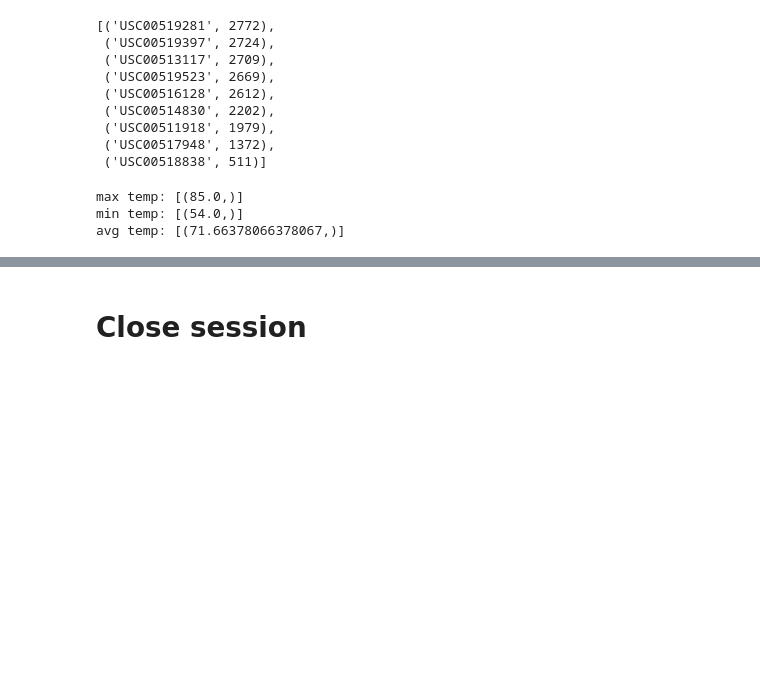
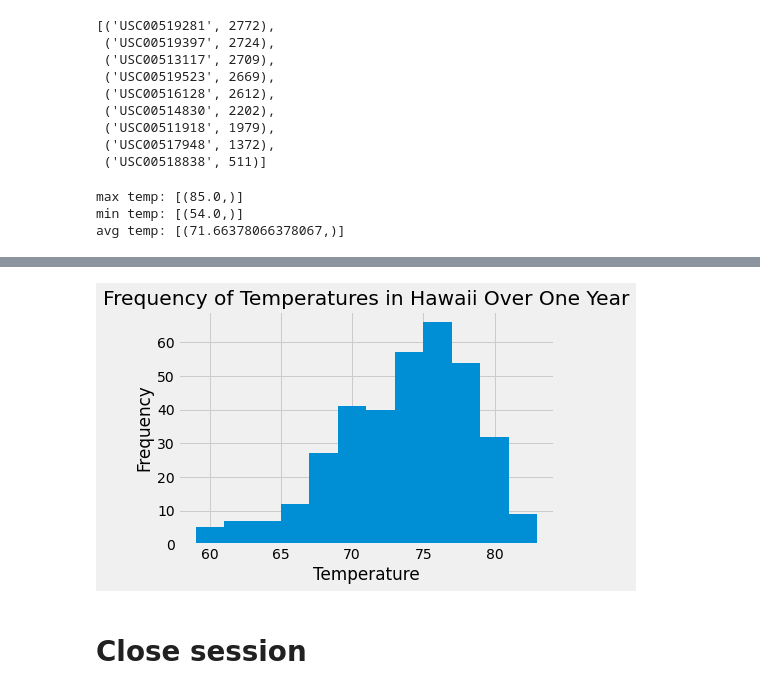
Before and after one commit to corriethomas/SQLAlchemy-Challenge, a Jupyter notebook: climate_starter.ipynb, the cells around one changed output, grey strips where cells are left out. Saved outputs shown, nothing was run; the diff lists cells and outputs as text; code cells hidden in the pictures; blank space fills up the shorter version.

Commit message:
adds histogram

```diff
--- a/climate_starter.ipynb
+++ b/climate_starter.ipynb
@@ -153,3 +151,13 @@ list_station_temp = [i[0] for i in station_temp]
+# %%
+# Create bins and plot histogram
+plt.hist(list_station_temp, bins=12)
+plt.xlabel("Temperature")
+plt.ylabel("Frequency")
+plt.title("Frequency of Temperatures in Hawaii Over One Year")
+plt.savefig("Images/temperaturehist.png")
+plt.show()
+# %% [output]
+[figure, added]
 # %% [markdown]
 # Close session
 # %%
```
Also changed, not shown: parts of 1 cell of this notebook, 1 other file.
